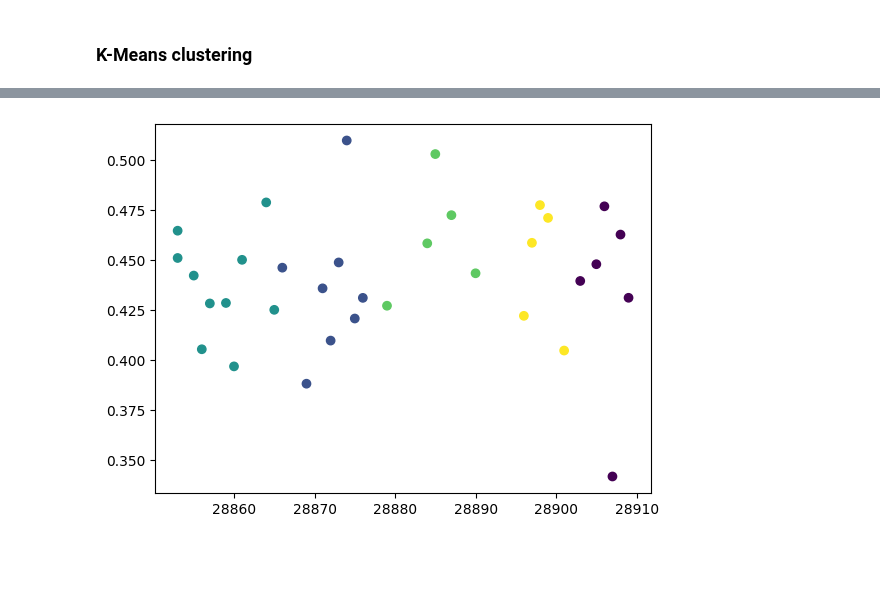
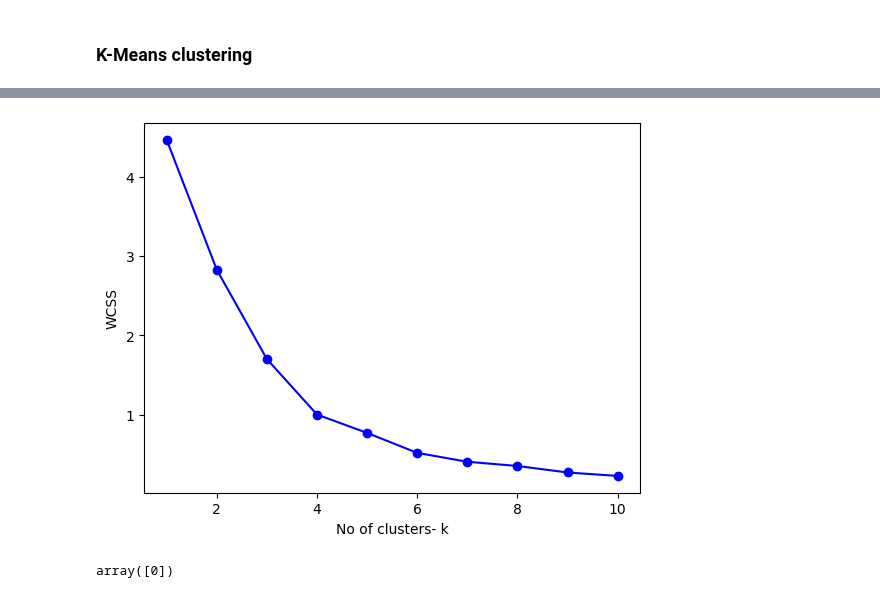
Before and after one commit to riziuzi/ASD_Unsupervised_Subgroup_Discovery, a Jupyter notebook: main.ipynb, the cells around one changed output, grey strips where cells are left out. Drawn from its saved outputs; the diff is of its cells as text; code cells hidden in the pictures; blank space fills up the shorter version.

```diff
--- a/main.ipynb
+++ b/main.ipynb
@@ -60,3 +165,20 @@ X1 = pd.DataFrame(X )
+# %%
+# for 2 features ONLY - for data visualization
+from sklearn.cluster import KMeans
+wcss1 =[]
+
+for k in range(1 ,11) :
+    kmeans3 = KMeans(n_clusters = k)
+    kmeans3.fit(x2)
+    wcss1.append(kmeans3.inertia_)
+
+#plot the wcss v/s no of clusters graph
+plt.plot(range(1 , 11) , wcss1, marker='o' , linestyle ='-' , color ='b')
+plt.xlabel("No of clusters- k")
+plt.ylabel("WCSS")
+plt.show()
+# %% [output]
+[figure, added]
 # %%
 # K - Means Clusatering
 
@@ -67,5 +189,4 @@ predict = kmeans.fit_predict(X1)
-# %%
-plt.scatter( X[: 34 , 0] , X[:34 , 1] , c = predict[:34] , cmap = "viridis")
-plt.show()
-# %% [output]
-[figure, removed]
+# %%
+kmeans.predict(X[1: 2, :]) # so patientrs'2 FA predicts that it lies in  third cluster .
+# %% [output]
+array([0])
```
Also changed, not shown: parts of 39 cells of this notebook.
